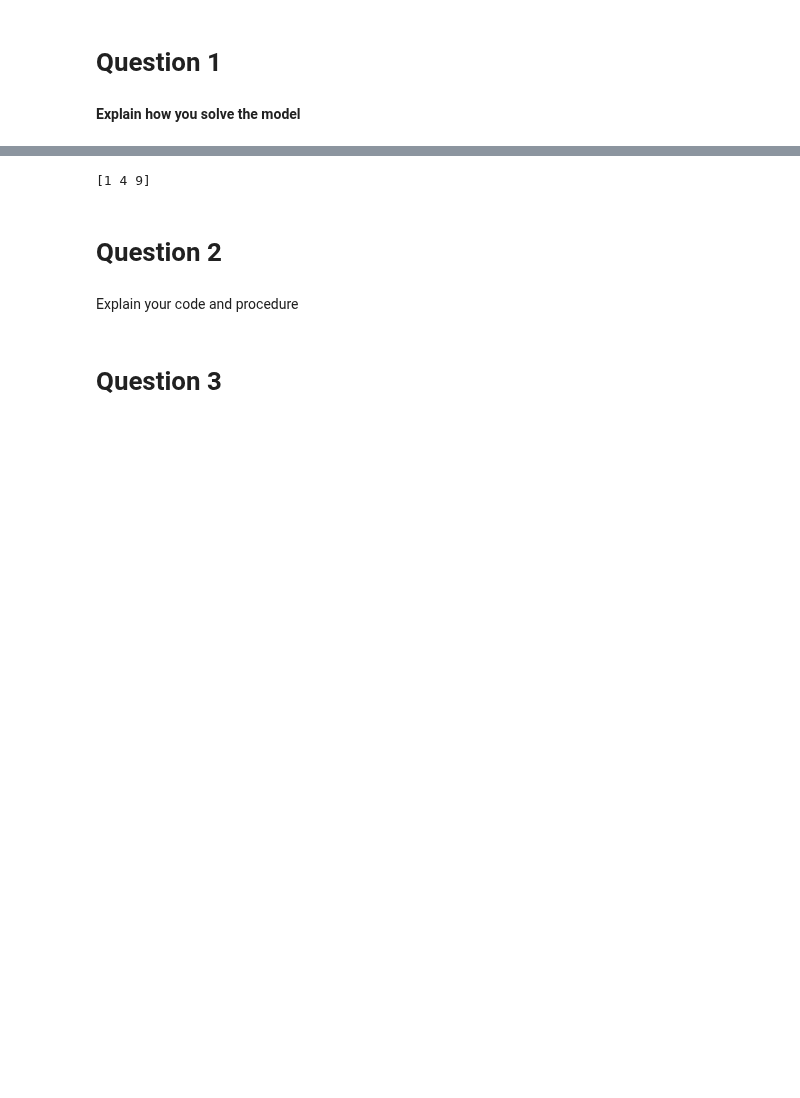
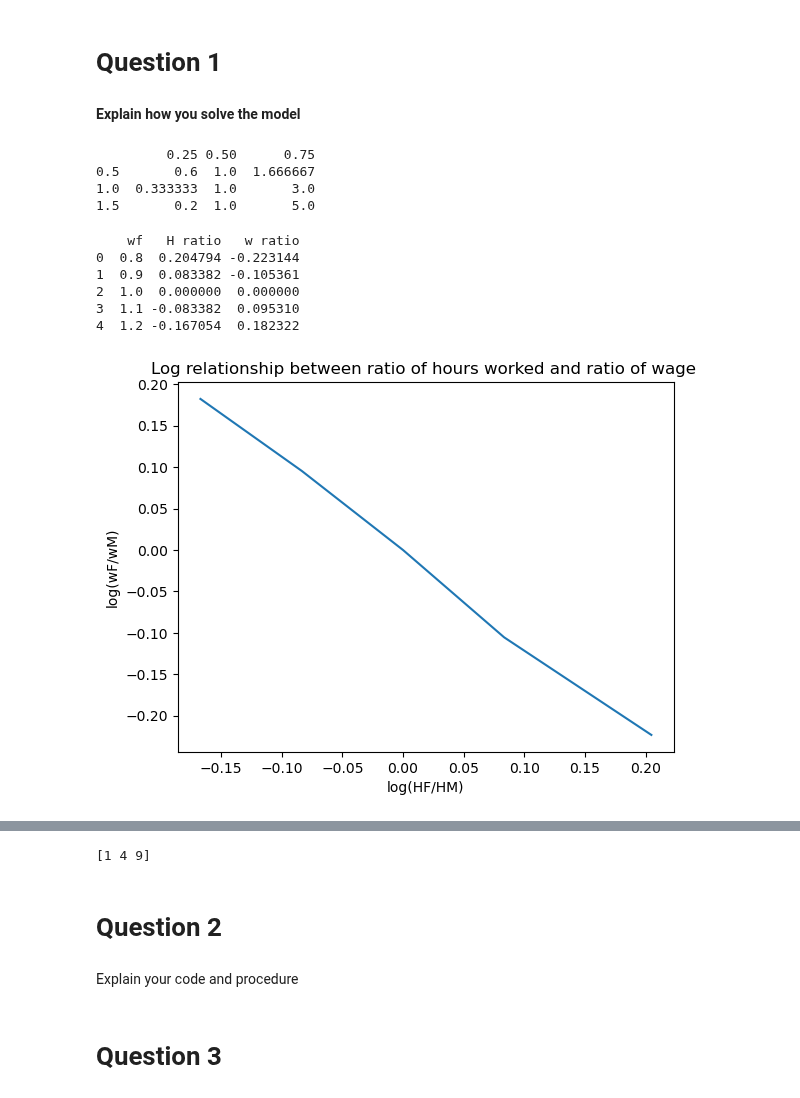
Before and after one commit to NumEconCopenhagen/projects-2023-cbjk, a Jupyter notebook: inauguralproject/inauguralproject.ipynb, the cells around one changed output, grey strips where cells are left out. Drawn from its saved outputs; the diff is of its cells as text; code cells hidden in the pictures; blank space fills up the shorter version.

```diff
--- a/inauguralproject/inauguralproject.ipynb
+++ b/inauguralproject/inauguralproject.ipynb
@@ -20,3 +26,65 @@ import inauguralproject
 # Question 1
 # %% [markdown]
 **Explain how you solve the model**
+# %%
+model = HSM.HouseholdSpecializationModelClass()
+
+alpha_vector = [0.25,0.5,0.75]
+sigma_vector = [0.5, 1, 1.5]
+df = pd.DataFrame(columns= alpha_vector, index= sigma_vector)
+
+
+for i in alpha_vector:
+    for j in sigma_vector:
+        model.par.alpha = i
+        model.par.sigma = j
+        results =model.solve_discrete()
+        ratio = results.HF/results.HM
+        df.loc[j,i] = ratio
+
+#print(ratio)
+print(df)
+# %% [output]
+         0.25 0.50      0.75
+0.5       0.6  1.0  1.666667
+1.0  0.333333  1.0       3.0
+1.5       0.2  1.0       5.0
+# %%
+model.par.alpha = 0.5
+model.par.sigma = 1
+
+plot_df = pd.DataFrame({"wf": model.par.wF_vec})
+logratioH=[]
+logratiow=[]
+
+
+#logratiow = pd.DataFrame(index= model.par.wF_vec)
+
+for i in model.par.wF_vec:
+    model.par.wF = i
+    results =model.solve_discrete()
+    logratioH.append(np.log(results.HF/results.HM))
+    logratiow.append(np.log(i/model.par.wM))
+
+plot_df["H ratio"] =  logratioH
+plot_df["w ratio"] =  logratiow
+print(plot_df)
+
+fig = plt.figure()
+
+# b. plot
+ax = fig.add_subplot(1,1,1)
+
+ax.plot(plot_df["H ratio"],plot_df["w ratio"])
+
+ax.set_title('Log relationship between ratio of hours worked and ratio of wage ')
+ax.set_xlabel('log(HF/HM)')
+ax.set_ylabel('log(wF/wM)');
+# %% [output]
+    wf   H ratio   w ratio
+0  0.8  0.204794 -0.223144
+1  0.9  0.083382 -0.105361
+2  1.0  0.000000  0.000000
+3  1.1 -0.083382  0.095310
+4  1.2 -0.167054  0.182322
+[figure, added]
```
Also changed, not shown: parts of 2 cells of this notebook, 1 other file.
